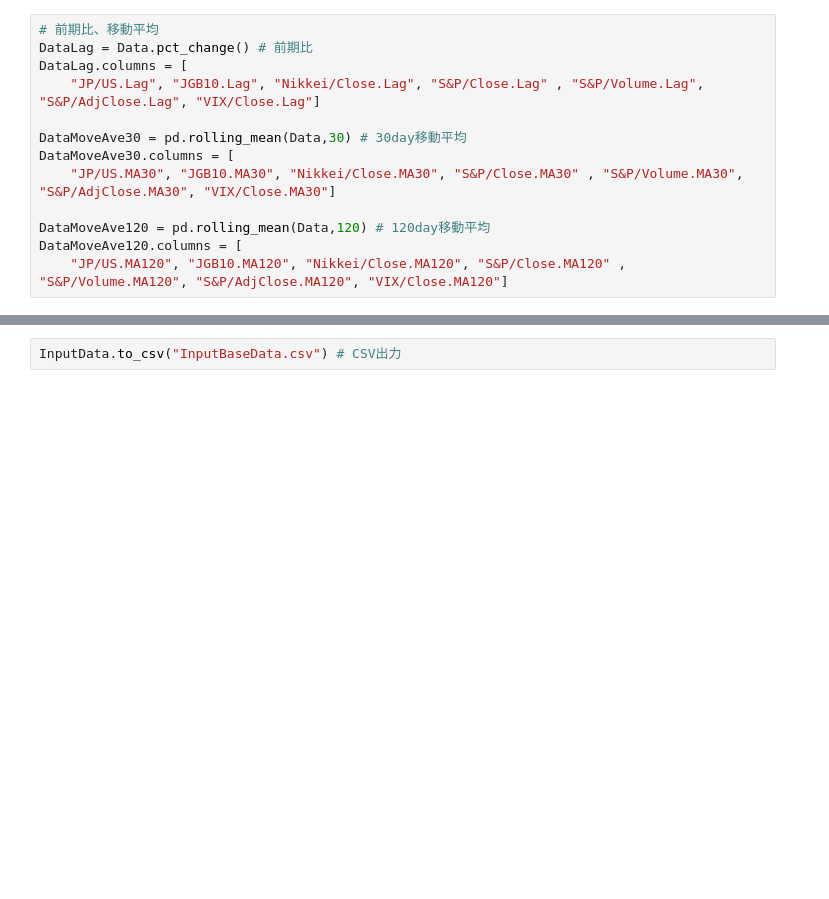
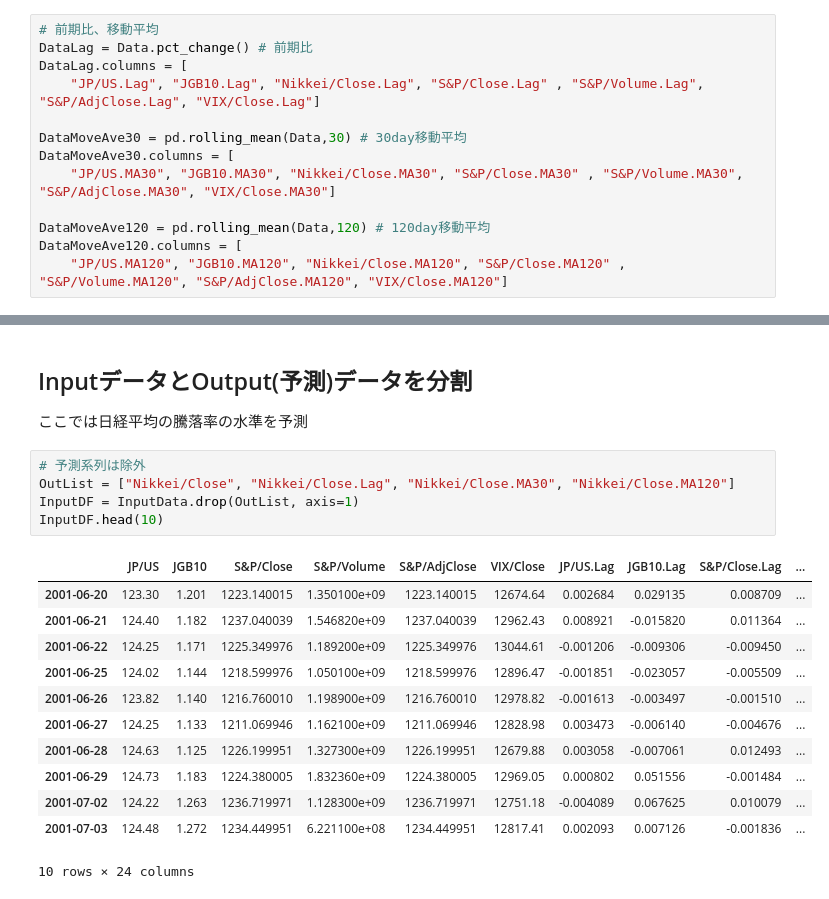
Before and after one commit to ftai/ftai, a Jupyter notebook: src/TestInputDataCreate.ipynb, the cells around one changed output, grey strips where cells are left out. Saved outputs shown, nothing was run; the diff lists cells and outputs as text; blank space fills up the shorter version.

```diff
--- a/src/TestInputDataCreate.ipynb
+++ b/src/TestInputDataCreate.ipynb
@@ -141,2 +186,22 @@ InputData.head(20)
-# %%
-InputData.to_csv("InputBaseData.csv") # CSV出力
+# %% [markdown]
+## InputデータとOutput(予測)データを分割
+
+ここでは日経平均の騰落率の水準を予測
+# %%
+# 予測系列は除外
+OutList = ["Nikkei/Close", "Nikkei/Close.Lag", "Nikkei/Close.MA30", "Nikkei/Close.MA120"]
+InputDF = InputData.drop(OutList, axis=1)
+InputDF.head(10)
+# %% [output]
+|  | JP/US | JGB10 | S&P/Close | S&P/Volume | S&P/AdjClose | VIX/Close | JP/US.Lag | JGB10.Lag | S&P/Close.Lag | ... |
+| 2001-06-20 | 123.30 | 1.201 | 1223.140015 | 1.350100e+09 | 1223.140015 | 12674.64 | 0.002684 | 0.029135 | 0.008709 | ... |
+| 2001-06-21 | 124.40 | 1.182 | 1237.040039 | 1.546820e+09 | 1237.040039 | 12962.43 | 0.008921 | -0.015820 | 0.011364 | ... |
+| 2001-06-22 | 124.25 | 1.171 | 1225.349976 | 1.189200e+09 | 1225.349976 | 13044.61 | -0.001206 | -0.009306 | -0.009450 | ... |
+| 2001-06-25 | 124.02 | 1.144 | 1218.599976 | 1.050100e+09 | 1218.599976 | 12896.47 | -0.001851 | -0.023057 | -0.005509 | ... |
+| 2001-06-26 | 123.82 | 1.140 | 1216.760010 | 1.198900e+09 | 1216.760010 | 12978.82 | -0.001613 | -0.003497 | -0.001510 | ... |
+| 2001-06-27 | 124.25 | 1.133 | 1211.069946 | 1.162100e+09 | 1211.069946 | 12828.98 | 0.003473 | -0.006140 | -0.004676 | ... |
+| 2001-06-28 | 124.63 | 1.125 | 1226.199951 | 1.327300e+09 | 1226.199951 | 12679.88 | 0.003058 | -0.007061 | 0.012493 | ... |
+| 2001-06-29 | 124.73 | 1.183 | 1224.380005 | 1.832360e+09 | 1224.380005 | 12969.05 | 0.000802 | 0.051556 | -0.001484 | ... |
+| 2001-07-02 | 124.22 | 1.263 | 1236.719971 | 1.128300e+09 | 1236.719971 | 12751.18 | -0.004089 | 0.067625 | 0.010079 | ... |
+| 2001-07-03 | 124.48 | 1.272 | 1234.449951 | 6.221100e+08 | 1234.449951 | 12817.41 | 0.002093 | 0.007126 | -0.001836 | ... |
+10 rows × 24 columns
```
Also changed, not shown: parts of 22 cells of this notebook.
